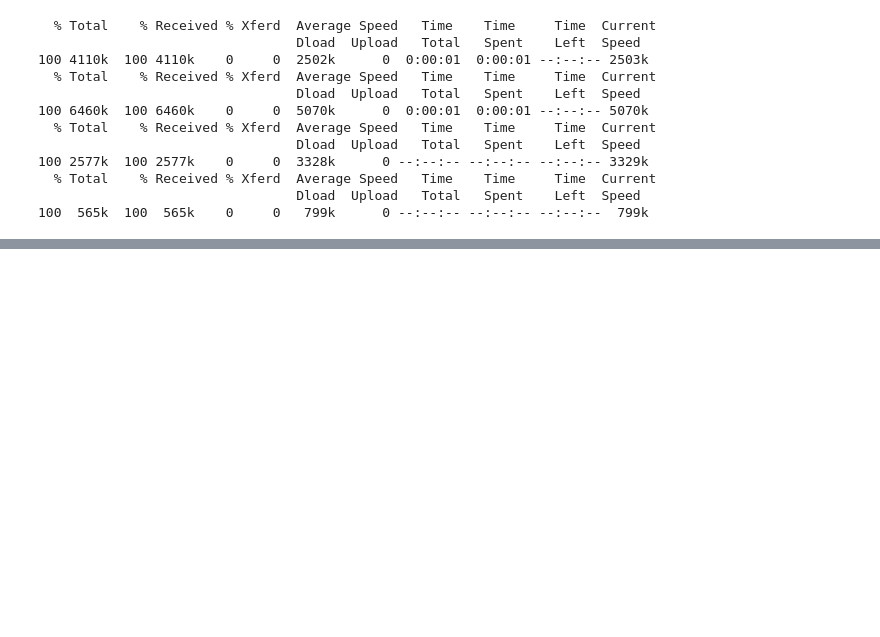
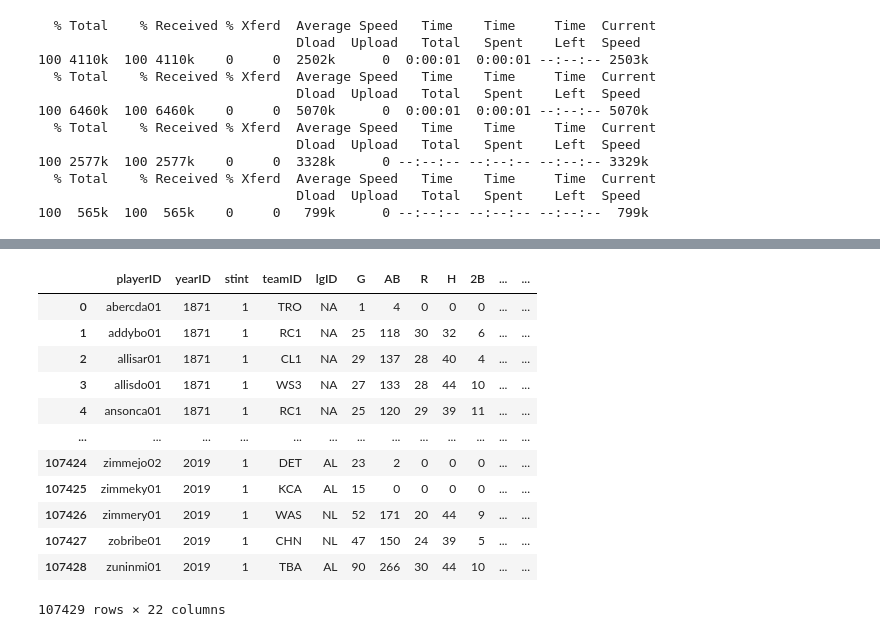
Before and after one commit to saronbantte/BreastCancer-Classifaction, a Jupyter notebook: 6_3_data_verbs_in_pyspark (1).ipynb, the cells around one changed output, grey strips where cells are left out. Cells and saved outputs as stored; diff of their text form; code cells hidden in the pictures; blank space fills up the shorter version.

```diff
--- a/6_3_data_verbs_in_pyspark (1).ipynb
+++ b/6_3_data_verbs_in_pyspark (1).ipynb
@@ -722,0 +735,18 @@ NameError: name 'spark' is not defined
+# %%
+(Batting :=
+ spark.read.csv("./sample_data/Batting.csv",  header=True, inferSchema=True)
+).toPandas()
+# %% [output]
+|  | playerID | yearID | stint | teamID | lgID | G | AB | R | H | 2B | ... | ... |
+| 0 | abercda01 | 1871 | 1 | TRO | NA | 1 | 4 | 0 | 0 | 0 | ... | ... |
+| 1 | addybo01 | 1871 | 1 | RC1 | NA | 25 | 118 | 30 | 32 | 6 | ... | ... |
+| 2 | allisar01 | 1871 | 1 | CL1 | NA | 29 | 137 | 28 | 40 | 4 | ... | ... |
+| 3 | allisdo01 | 1871 | 1 | WS3 | NA | 27 | 133 | 28 | 44 | 10 | ... | ... |
+| 4 | ansonca01 | 1871 | 1 | RC1 | NA | 25 | 120 | 29 | 39 | 11 | ... | ... |
+| ... | ... | ... | ... | ... | ... | ... | ... | ... | ... | ... | ... | ... |
+| 107424 | zimmejo02 | 2019 | 1 | DET | AL | 23 | 2 | 0 | 0 | 0 | ... | ... |
+| 107425 | zimmeky01 | 2019 | 1 | KCA | AL | 15 | 0 | 0 | 0 | 0 | ... | ... |
+| 107426 | zimmery01 | 2019 | 1 | WAS | NL | 52 | 171 | 20 | 44 | 9 | ... | ... |
+| 107427 | zobribe01 | 2019 | 1 | CHN | NL | 47 | 150 | 24 | 39 | 5 | ... | ... |
+| 107428 | zuninmi01 | 2019 | 1 | TBA | AL | 90 | 266 | 30 | 44 | 10 | ... | ... |
+107429 rows × 22 columns
```
Also changed, not shown: parts of 4 cells of this notebook.
